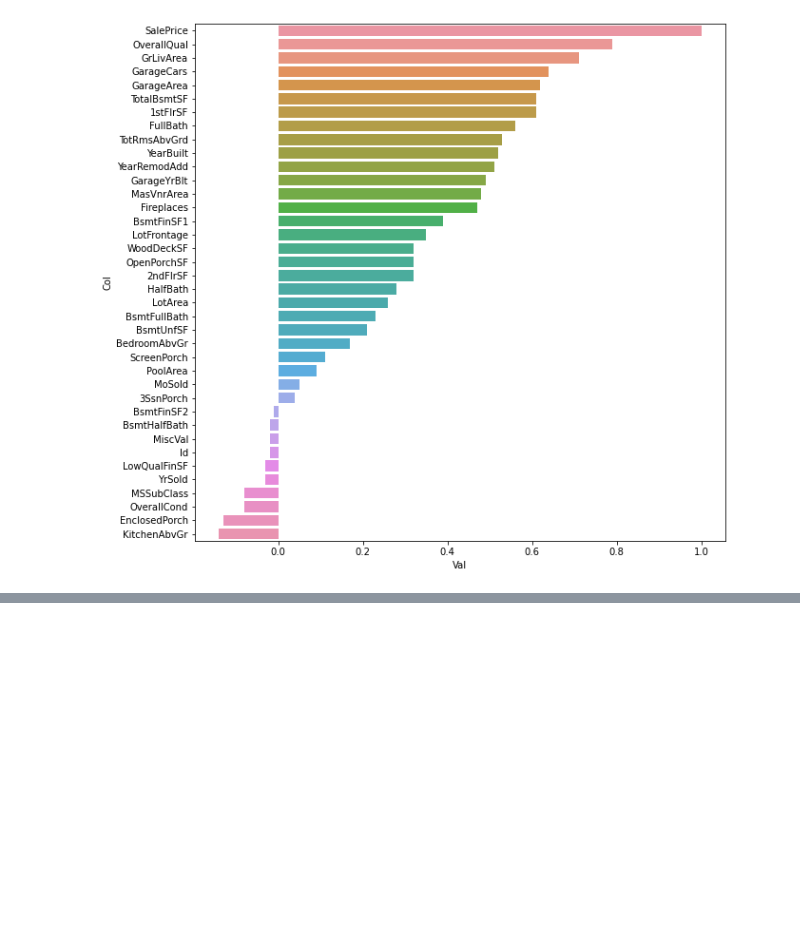
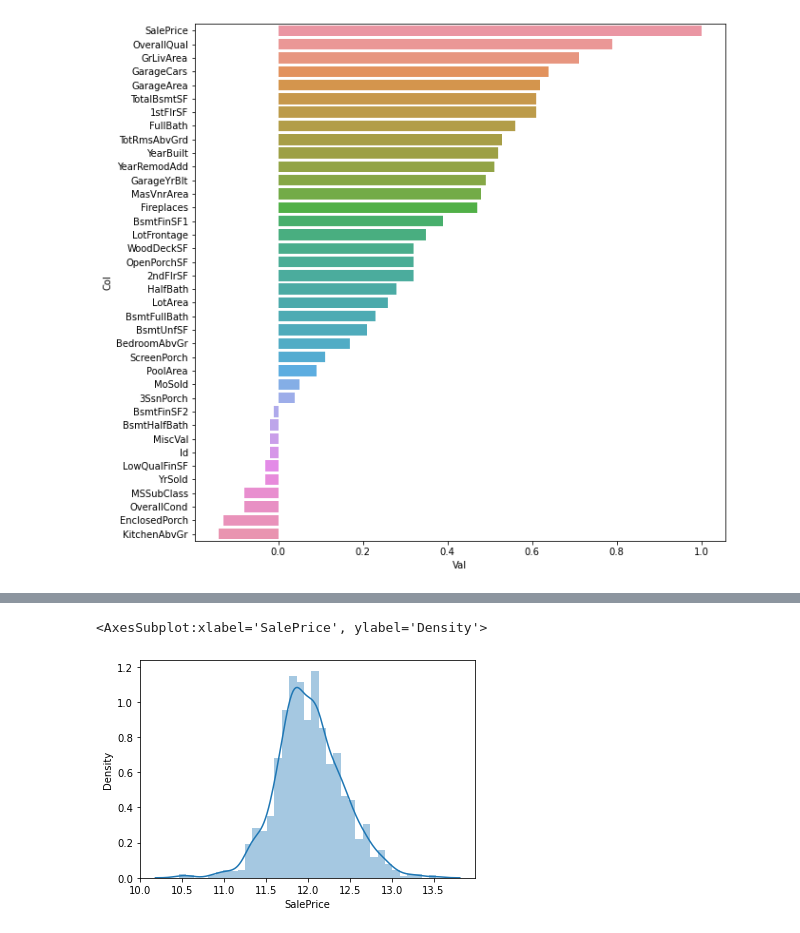
Before and after one commit to Nikalozj/House-Prices-Kaggle, a Jupyter notebook: Exploratory Data Analysis.ipynb, the cells around one changed output, grey strips where cells are left out. Saved outputs shown, nothing was run; the diff lists cells and outputs as text; code cells hidden in the pictures; blank space fills up the shorter version.

```diff
--- a/Exploratory Data Analysis.ipynb
+++ b/Exploratory Data Analysis.ipynb
@@ -76,0 +92,2 @@ print_sales_corr(housing)
+# %%
+y = np.log1p(housing["SalePrice"])
@@ -76,0 +109,5 @@ print_sales_corr(housing)
+# %%
+sns.distplot(y)
+# %% [output]
+<AxesSubplot:xlabel='SalePrice', ylabel='Density'>
+[figure, added]
```
Also changed, not shown: parts of 17 cells of this notebook.
